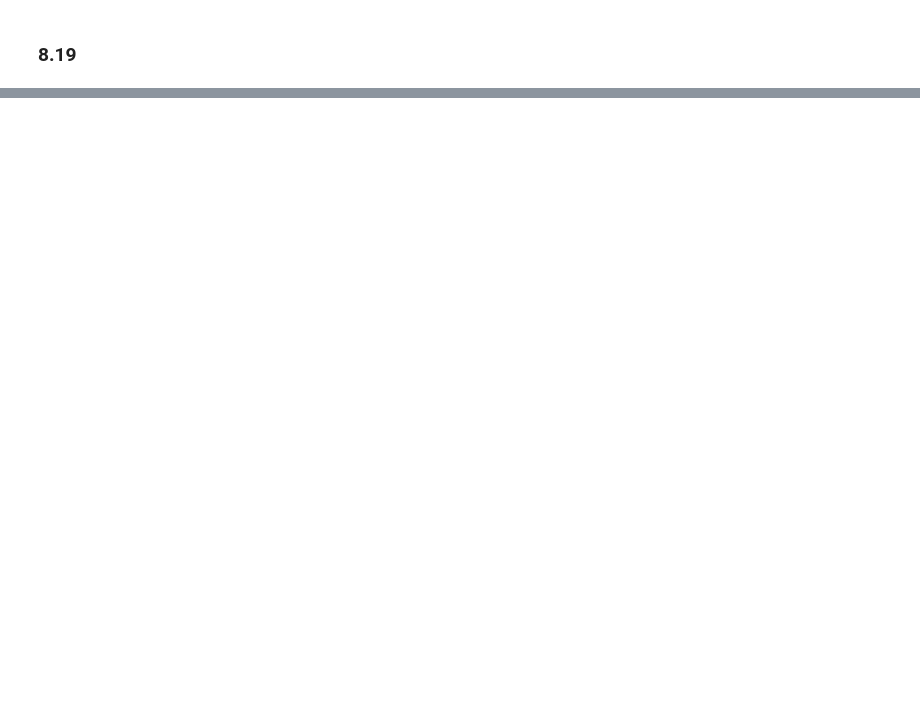
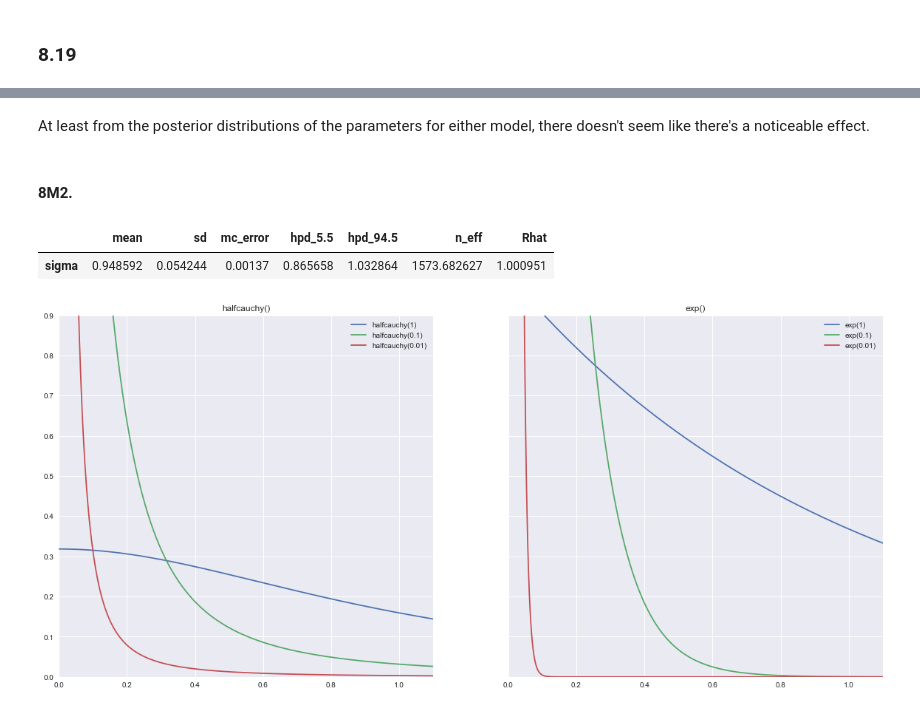
Before and after one commit to grinnbearit/statistical_rethinking, a Jupyter notebook: chapter_8.ipynb, the cells around one changed output, grey strips where cells are left out. Cells and saved outputs as stored; diff of their text form; code cells hidden in the pictures; blank space fills up the shorter version.

```diff
--- a/chapter_8.ipynb
+++ b/chapter_8.ipynb
@@ -317,0 +418,30 @@ The acceptance probability does not match the target. It is 0.9032732139706107,
+# %% [markdown]
+At least from the posterior distributions of the parameters for either model, there doesn't seem like there's a noticeable effect.
+# %% [markdown]
+#### 8M2.
+# %%
+pm.summary(trace8m_1, varnames=["sigma"], alpha=0.11)
+# %% [output]
+|  | mean | sd | mc_error | hpd_5.5 | hpd_94.5 | n_eff | Rhat |
+| sigma | 0.948592 | 0.054244 | 0.00137 | 0.865658 | 1.032864 | 1573.682627 | 1.000951 |
+# %%
+f, axs = plt.subplots(1, 2, sharey=True)
+f.set_size_inches(20, 9)
+
+xs = np.linspace(0, 1.1, 1000)
+axs[0].plot(xs, stats.cauchy(0, 1).pdf(xs))
+axs[0].plot(xs, stats.cauchy(0, 0.1).pdf(xs))
+axs[0].plot(xs, stats.cauchy(0, 0.01).pdf(xs))
+axs[0].set_ylim(0, 0.9)
+axs[0].set_xlim(0, 1.1)
+axs[0].legend(["halfcauchy(1)", "halfcauchy(0.1)", "halfcauchy(0.01)"])
+axs[0].set_title("halfcauchy()");
+
+axs[1].plot(xs, stats.expon(0, 1).pdf(xs))
+axs[1].plot(xs, stats.expon(0, 0.1).pdf(xs))
+axs[1].plot(xs, stats.expon(0, 0.01).pdf(xs))
+axs[1].set_xlim(0, 1.1)
+axs[1].legend(["exp(1)", "exp(0.1)", "exp(0.01)"])
+axs[1].set_title("exp()");
+# %% [output]
+[figure, added]
```
Also changed, not shown: parts of 73 cells of this notebook.
